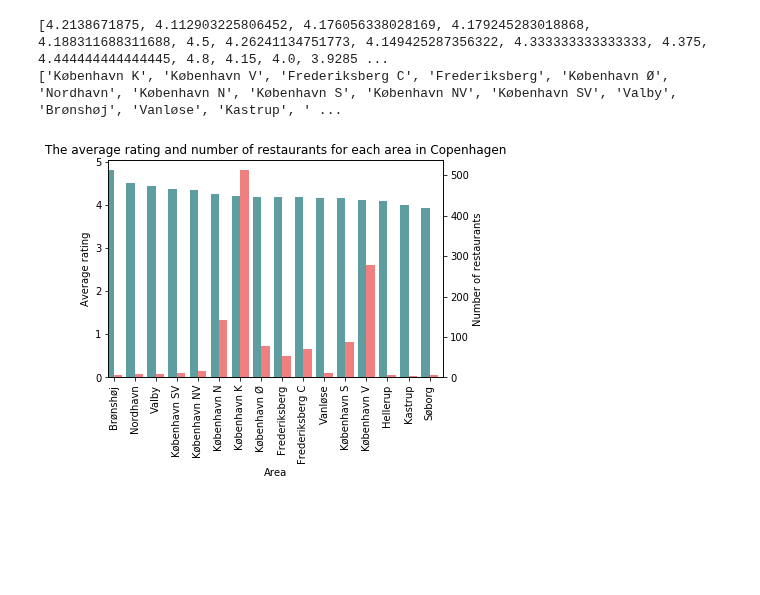
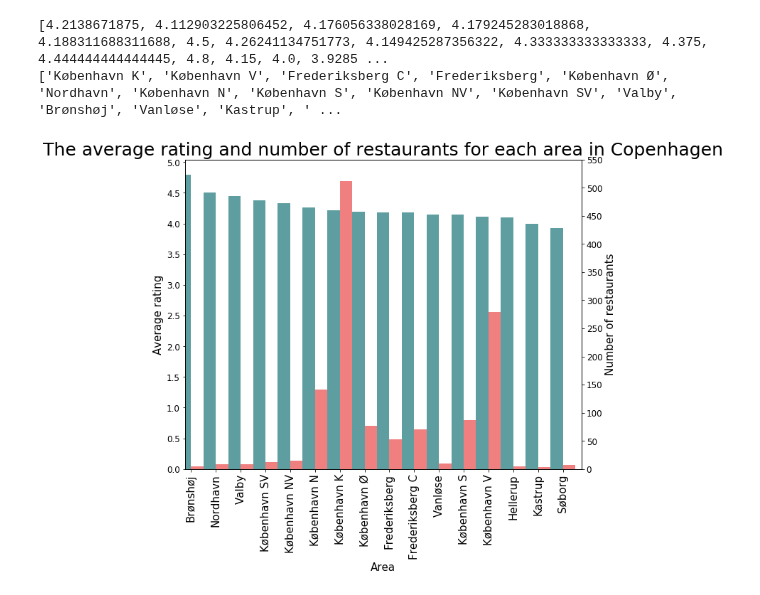
Before and after one commit to annarenneke/Group19, a Jupyter notebook: EXAM/LULU - data.ipynb, the cells around one changed output. Saved outputs shown, nothing was run; the diff lists cells and outputs as text; code cells hidden in the pictures; blank space fills up the shorter version.

```diff
--- a/EXAM/LULU - data.ipynb
+++ b/EXAM/LULU - data.ipynb
@@ -209,31 +209,42 @@ a_rating2 = a_rating2.reset_index(drop = True)
 # %%
 #print(avg_rate2)
 
 import matplotlib.pyplot as plt
 
 #plt.bar(bydele, avg_rate)
 #plt.xticks(rotation=70)
 
 
 #ax = a_rating.plot.bar(x='Bydele', y='avg_rate', rot=90)
 
 #a_rating = a_rating.sort_values('avg_rate')
-fig = plt.figure() # Create matplotlib figure
+fig = plt.figure(figsize=(10 , 8)) # Create matplotlib figure
 
 ax = fig.add_subplot(111) # Create matplotlib axes
 ax2 = ax.twinx() # Create another axes that shares the same x-axis as ax.
 
 width = 0.4
 
-a_rating2.avg_rate.plot(kind='bar', color='cadetblue', ax=ax, width=width, position=1)
-a_rating2.antal_rest.plot(kind='bar', color='lightcoral', ax=ax2, width=width, position=0)
-ax.set_xticklabels(a_rating2['Bydele'], fontsize = 10)
-ax.set_ylabel('Average rating')
-ax2.set_ylabel('Number of restaurants')
-ax.set_xlabel('Area')
-ax.set_title('The average rating and number of restaurants for each area in Copenhagen')
-
-
+a_rating2.avg_rate.plot(kind='bar', color='cadetblue', ax=ax, width=0.5, position=1)
+a_rating2.antal_rest.plot(kind='bar', color='lightcoral', ax=ax2, width=0.5, position=0)
+ax.set_xticklabels(a_rating2['Bydele'], fontsize = 15)
+ax.set_ylabel('Average rating', fontsize=15)
+ax2.set_ylabel('Number of restaurants', fontsize=15)
+ax.set_xlabel('Area', fontsize=15)
+ax.set_title('The average rating and number of restaurants for each area in Copenhagen', fontsize=25)
+#ax.set_yticklabels([0, 0.5, 1, 1.5, 2, 2.5, 3, 3.5, 4, 4.5, 5])
+#plt.xticks(np.arange(min(avg_rate), max(avg_rate)+1, 1.0))
+ax.set_yticks(np.arange(0, 5.5, step=0.5))
+ax2.set_yticks(np.arange(0, 600, step=50))
+ax.set_yticklabels(np.arange(0, 8, step=0.5), rotation=0, fontsize=12)
+ax2.set_yticklabels(np.arange(0, 600, step=50), rotation=0, fontsize=12)
+ax.margins(x=0)
+#for p in ax2.patches:
+   # ax2.text(p.get_x() + p.get_width()/2., p.get_height()/1.15, '%d' % int(p.get_height()),
+      #      fontsize=10, ha='center', va='bottom' , color = 'black')
+#plt.xlim([0,15])
 plt.show()
+fig.savefig('avgrate.PNG')
+fig.savefig("image2.png",bbox_inches='tight',dpi=100)
 # %% [output]
-[figure, old version]
+[figure, new version]
```
Also changed, not shown: parts of 1 cell of this notebook, 3 other files.
